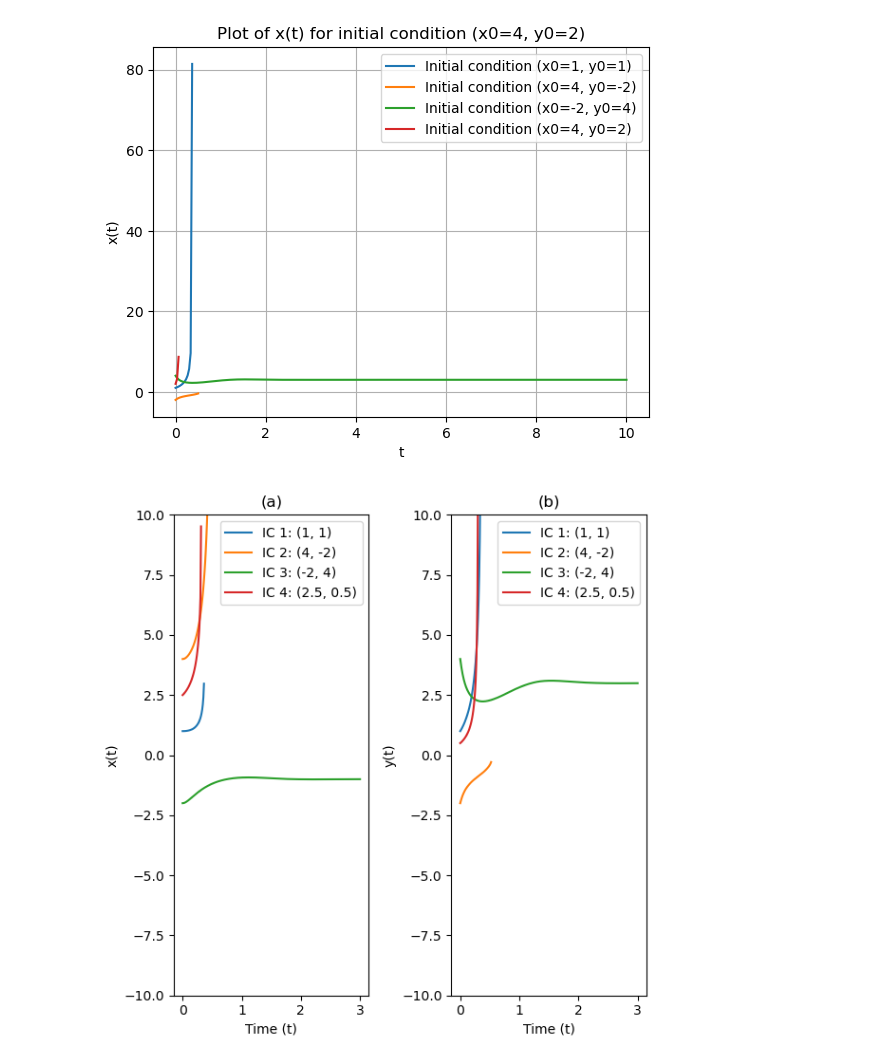
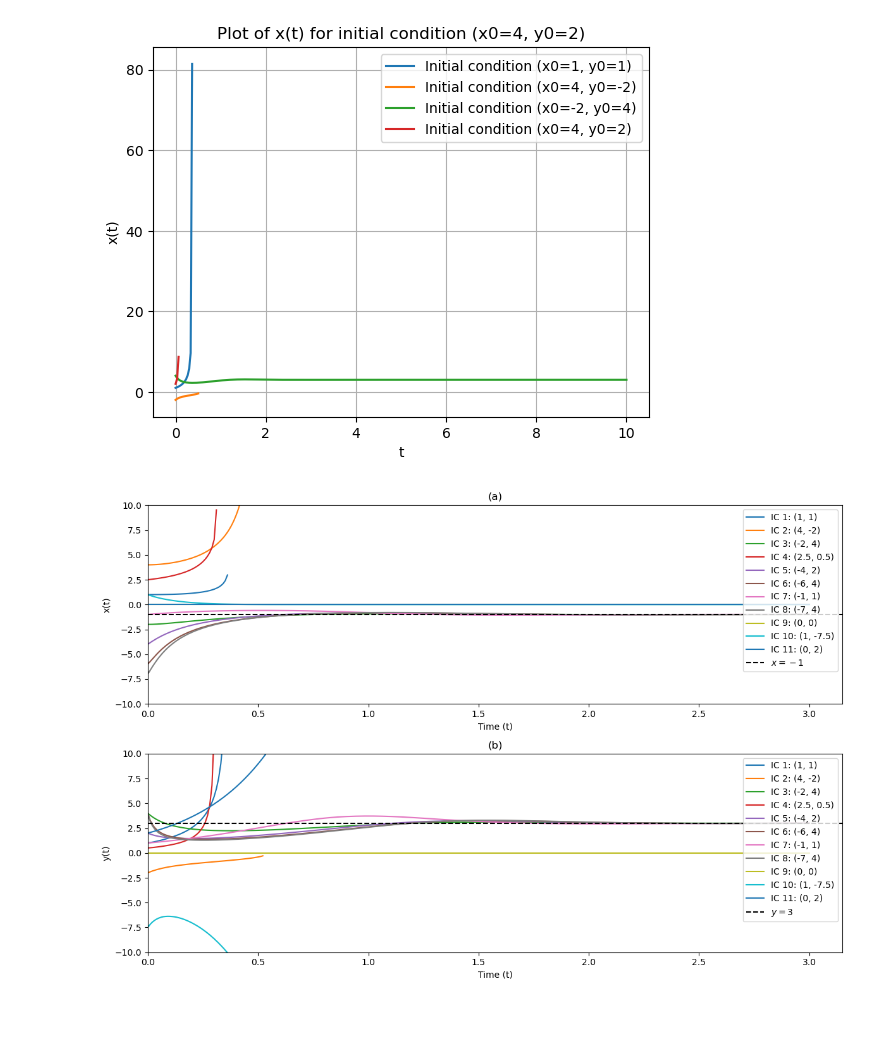
Before and after one commit to bogdan-rasputin/the-solar-dynamo, a Jupyter notebook: fixed-point-analysis.ipynb, the cells around one changed output. Drawn from its saved outputs; the diff is of its cells as text; code cells hidden in the pictures; blank space fills up the shorter version.

Commit message:
adjusted RK4 graph

```diff
--- a/fixed-point-analysis.ipynb
+++ b/fixed-point-analysis.ipynb
@@ -194,7 +194,14 @@ initial_conditions = [
     (1, 1),
     (4, -2),
     (-2, 4),
-    (2.5, 0.5)
+    (2.5, 0.5),
+    (-4,2),
+    (-6,4),
+    (-1,1),
+    (-7,4),
+    (0,0),
+    (1,-7.5),
+    (0,2)
 ]
 
 # Solve the system for all initial conditions and store the solutions
@@ -204,39 +211,49 @@ for (x0, y0) in initial_conditions:
     solutions.append(sol)
 
 # Create a figure with two subplots side by side
-fig, axes = plt.subplots(1, 2, figsize=(6, 6))  # 1 row, 2 columns
+fig, axes = plt.subplots(2, 1, figsize=(12, 8))  # 1 row, 2 columns
 ax1, ax2 = axes
 
 # Plot all x(t) on the first subplot
 for idx, sol in enumerate(solutions):
     ax1.plot(sol.t, sol.y[0], label=f'IC {idx+1}: ({initial_conditions[idx][0]}, {initial_conditions[idx][1]})')
 
 # Customize the first subplot
 ax1.set_xlabel('Time (t)')
 ax1.set_ylabel('x(t)')
 ax1.set_title('(a)')
-ax1.legend()
 
 # Plot all y(t) on the second subplot
 for idx, sol in enumerate(solutions):
     ax2.plot(sol.t, sol.y[1], label=f'IC {idx+1}: ({initial_conditions[idx][0]}, {initial_conditions[idx][1]})')
 
 # Customize the second subplot
 ax2.set_xlabel('Time (t)')
 ax2.set_ylabel('y(t)')
 ax2.set_title('(b)')
-ax2.legend()
+
+ax1.set_xlim(0)
+ax2.set_xlim(0)
 
 ax1.set_ylim(-10,10)
 ax2.set_ylim(-10,10)
+
+ax1.axhline(y=-1, color='black', linestyle='--',label='$x = -1 $')
+ax2.axhline(y=3, color='black', linestyle='--',label='$y = 3$')
+
+ax1.legend()
+ax2.legend()
+
+plt.xlim(0)
+
 
 
 # Adjust layout for better spacing
 plt.tight_layout()
 
 plt.savefig('1f.svg')
 
 # Display the combined figure
 plt.show()
 # %% [output]
-[figure, old version]
+[figure, new version]
```
Also changed, not shown: 1 other file.
